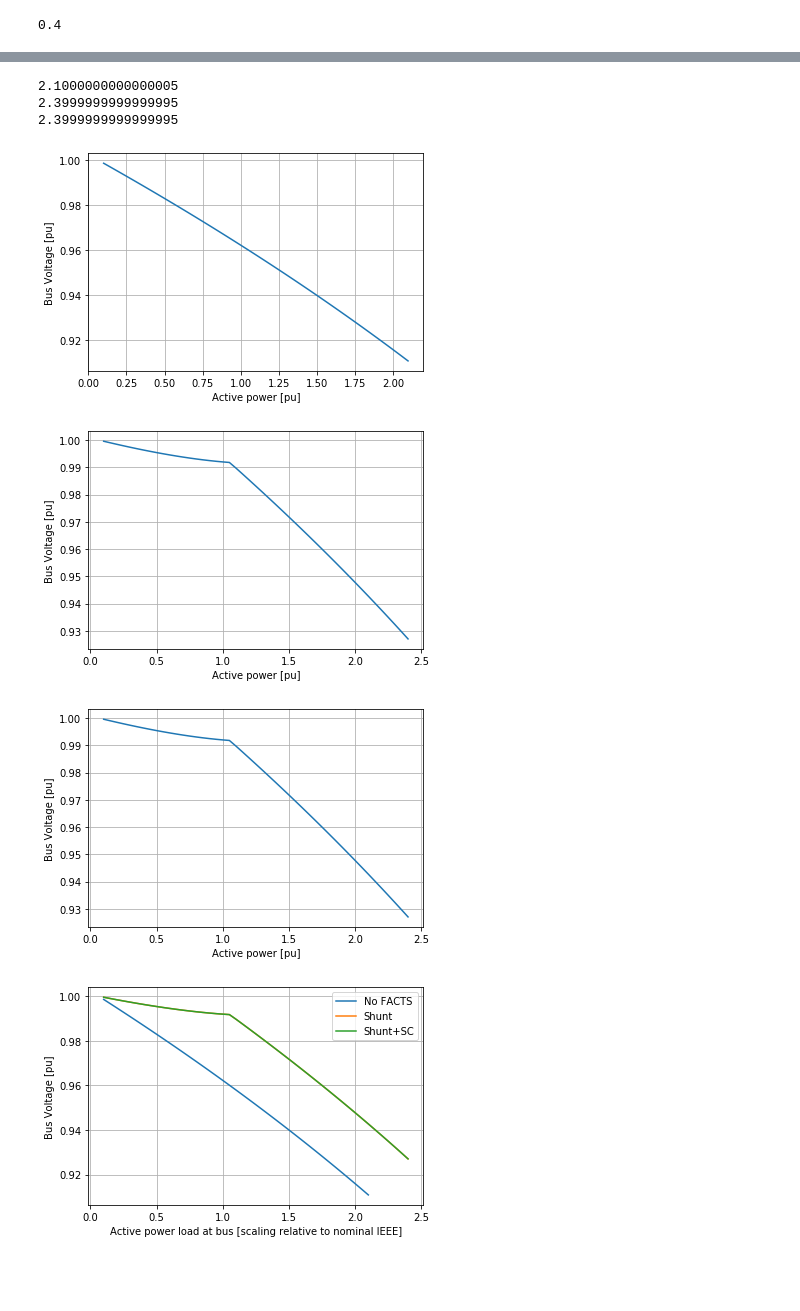
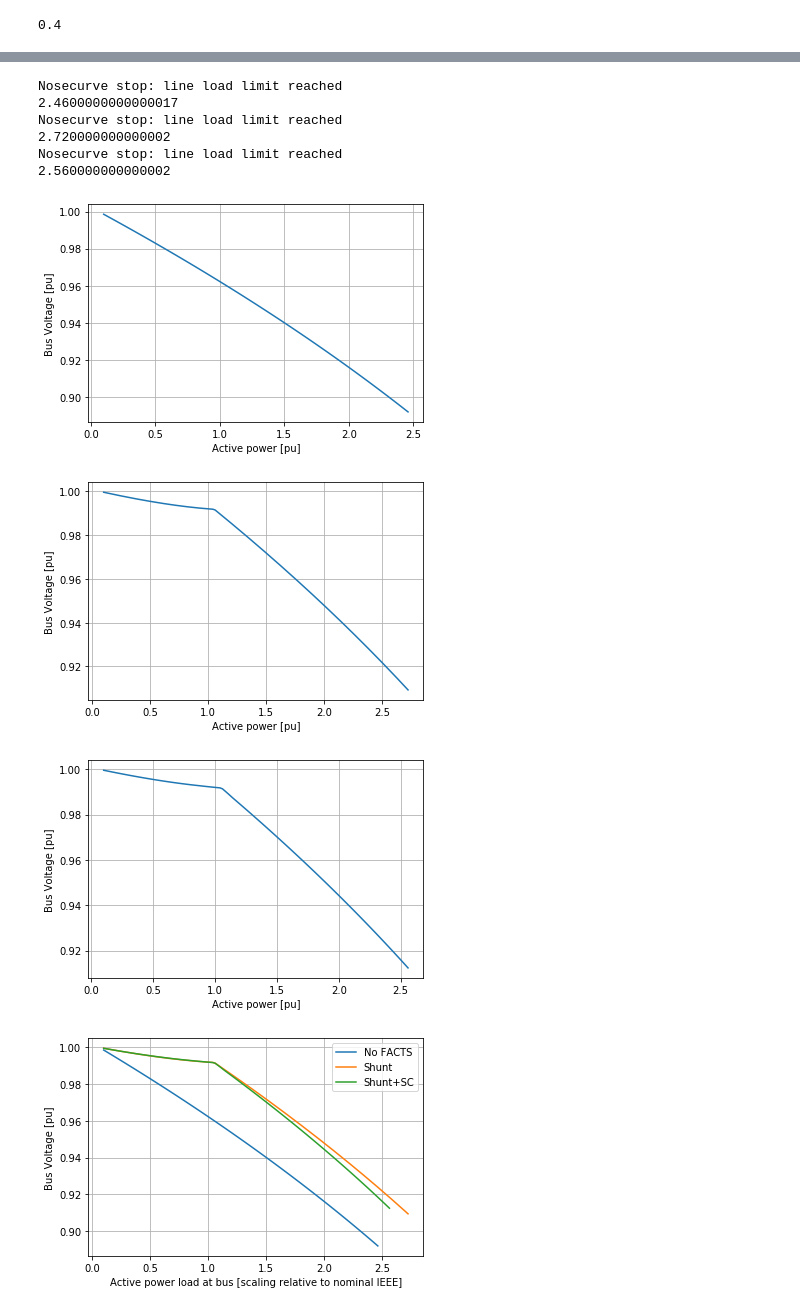
Before and after one commit to thediavel/RL-ThesisProject-ABB, a Jupyter notebook: TestNetwork_2bus.ipynb, the cells around one changed output, grey strips where cells are left out. Drawn from its saved outputs; the diff is of its cells as text; code cells hidden in the pictures; blank space fills up the shorter version.

Commit message:
Nose curve works properly, added conditional in series transition for it to work.

```diff
--- a/TestNetwork_2bus.ipynb
+++ b/TestNetwork_2bus.ipynb
@@ -203,8 +203,12 @@ def K_x_comp_pu(net, loading_perc_ref, line_index, k_old):
     k_x_comp_max_ind = 0.4
     k_x_comp_max_cap = -k_x_comp_max_ind
     loading_perc_meas = net.res_line.loading_percent[line_index]
-    k_x_comp = c * k_x_comp_max_ind * (loading_perc_meas - loading_perc_ref) / 100 #To get percentage in pu
+    k_delta = (c * k_x_comp_max_ind * (loading_perc_meas - loading_perc_ref) / 100) - k_old #100 To get percentage in pu
+    k_x_comp = k_delta + k_old
 
+    #Bypassing series device if impedance close to 0
+    if abs(k_x_comp) < 0.0001: #Helping with convergence
+        net.switch.closed[1] = True  #ACTUAL network, not a copy
 
     if k_x_comp > k_x_comp_max_ind:
         k_x_comp = k_x_comp_max_ind
@@ -236,7 +240,7 @@ def NoseCurve(bus_index, net, shunt, sc, line_load_limit):
     network = Net_copy_noFACTS(net) #To not changing anything in actual network
     fig = plt.figure()
 
-    load_increment = 0.05
+    load_increment = 0.02
     load_start = 0.1
     load_prev = 0.1 - load_increment
     l_arr = np.array([])
@@ -244,7 +248,7 @@ def NoseCurve(bus_index, net, shunt, sc, line_load_limit):
     l_ind = 0
     l_p_mw = network.load.p_mw[l_ind]
     l_q_mvar = network.load.q_mvar[l_ind]
-    x_line_pu = X_pu(network, l_ind)
+    x_line_pu = X_pu(network, 1)
     k_old = 0 #initialise as 0
     networkFailure = False
 
@@ -257,6 +261,14 @@ def NoseCurve(bus_index, net, shunt, sc, line_load_limit):
 
         try:
             pp.runpp(network)
+
+            # Enable FACTS devices if they should be
+            network.switch.closed[0] = shunt
+            if sc == True:
+                network.switch.closed[1] = False
+            else:
+                network.switch.closed[1] = True
+
             # Shunt compensation
             v_ref_pu = 1
             q_comp = Shunt_q_comp(network, v_ref_pu, bus_index, q_old)
@@ -271,17 +283,17 @@ def NoseCurve(bus_index, net, shunt, sc, line_load_limit):
             k_old = k_x_comp_pu #update for next iter
             #print(k_x_comp_pu)
 
-            # Enable FACTS devices if they should be
-            network.switch.closed[0] = shunt
-            network.switch.closed[1] != sc
+            pp.runpp(network)
 
-            pp.runpp(network)
-            v_res = np.append(v_res, network.res_bus.vm_pu[bus_index])
-            l_arr = np.append(l_arr, l_scaling)
             if len([x for x in network.res_line.loading_percent if x >line_load_limit])>0:
                 networkFailure=True;
+                print('Nosecurve stop: line load limit reached')
+            if not networkFailure:
+                v_res = np.append(v_res, network.res_bus.vm_pu[bus_index])
+                l_arr = np.append(l_arr, l_scaling)
         except:
             networkFailure=True
+            print('Nosecurve stop: runpp diverge')
 
         # Reset FACTS devices to get proper transition next time step.
         network.switch.closed[0] = False
@@ -350,7 +366,7 @@ k_x_comp_pu
 -0.4
 # %%
 l_ind = 0
-l_scaling = 2
+l_scaling = 2.22
 l_p_mw = net_2b.load.p_mw[l_ind]
 l_q_mvar = net_2b.load.q_mvar[l_ind]
 net_2b.load.p_mw[l_ind] = l_p_mw*l_scaling
@@ -375,5 +391,5 @@ net_2b.res_line
 # %%
-k_x_comp_pu = K_x_comp_pu(net_2b, p_ref, 1, 0)
+k_x_comp_pu = K_x_comp_pu(net_2b, i_ref, 1, 0)
 k_x_comp_pu
 # %% [output]
 0.4
@@ -399,26 +415,30 @@ net_2b.res_line
 # %%
 l_ind = 0
 l_scaling = 1/l_scaling #Scale back to nominal before nose curves
 l_p_mw = net_2b.load.p_mw[l_ind]
 l_q_mvar = net_2b.load.q_mvar[l_ind]
 net_2b.load.p_mw[l_ind] = l_p_mw*l_scaling
 net_2b.load.q_mvar[l_ind] = l_q_mvar*l_scaling
-l_load_limit = 100
 
+
+l_load_limit = 120
 NoseCurve1 = NoseCurve(1, net_2b, shunt=False, sc=False, line_load_limit=l_load_limit)
 print(NoseCurve1[2][len(NoseCurve1[2])-1])
 NoseCurve2 = NoseCurve(1, net_2b, shunt=True, sc=False, line_load_limit=l_load_limit)
 print(NoseCurve2[2][len(NoseCurve2[2])-1])
 NoseCurve3 = NoseCurve(1, net_2b, shunt=True, sc=True, line_load_limit=l_load_limit)
 print(NoseCurve3[2][len(NoseCurve3[2])-1])
 figMerge1 = MergeFig(NoseCurve1[1], NoseCurve1[2], 'No FACTS',
                      NoseCurve2[1], NoseCurve2[2], 'Shunt',
                      NoseCurve3[1], NoseCurve3[2], 'Shunt+SC')
 # %% [output]
-2.1000000000000005
-2.3999999999999995
-2.3999999999999995
+Nosecurve stop: line load limit reached
+2.4600000000000017
+Nosecurve stop: line load limit reached
+2.720000000000002
+Nosecurve stop: line load limit reached
+2.560000000000002
-[figure, old version]
+[figure, new version]
-[figure, old version]
+[figure, new version]
-[figure, old version]
+[figure, new version]
-[figure, old version]
+[figure, new version]
```
Also changed, not shown: parts of 9 cells of this notebook.
